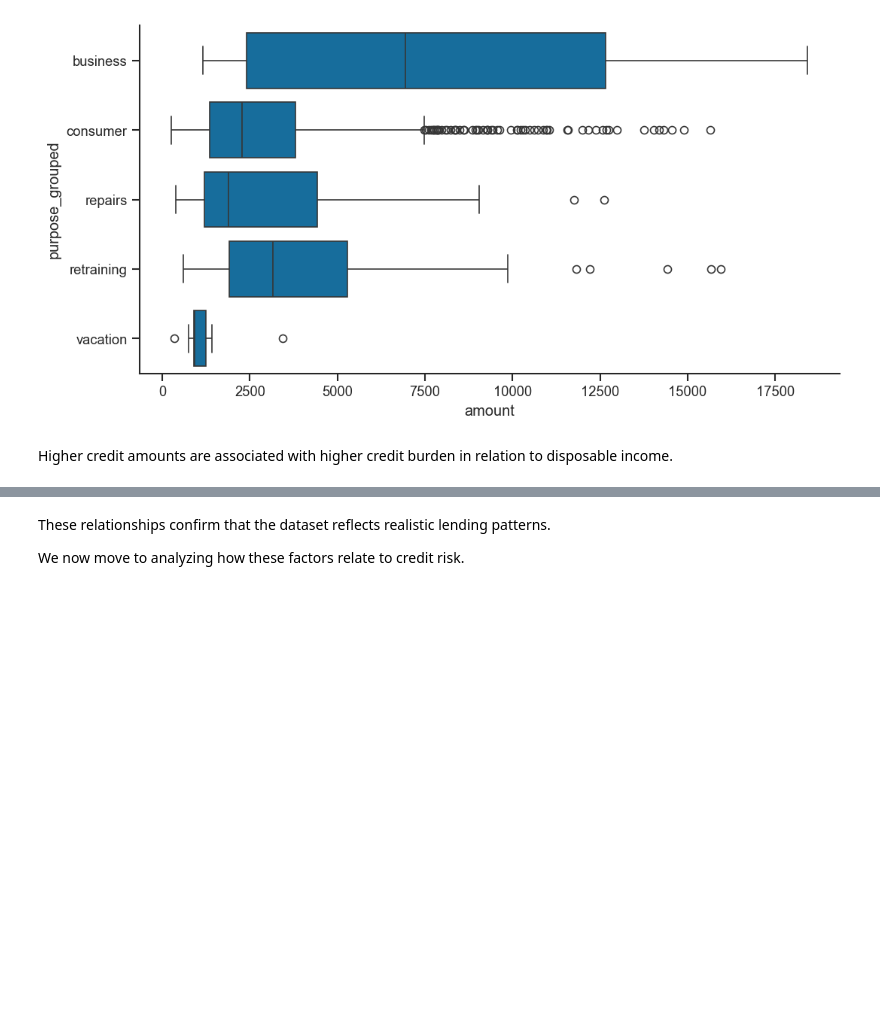
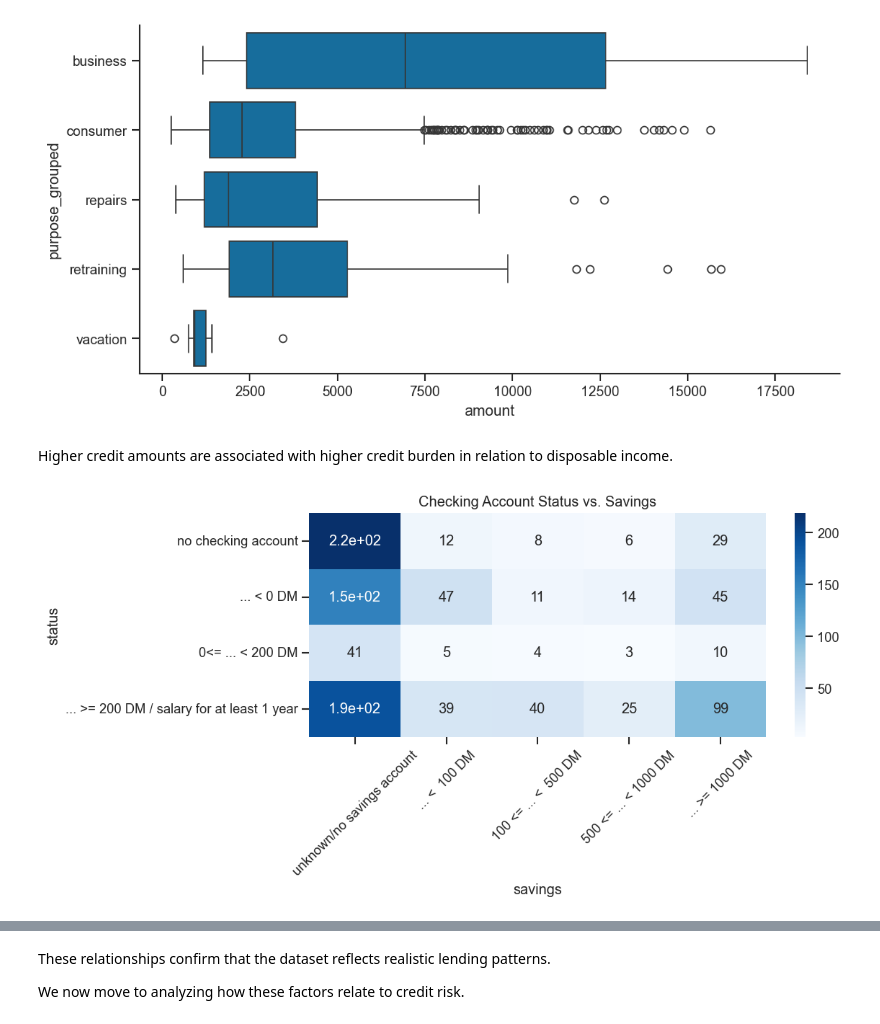
Before and after one commit to alexwill314/german_credit_eda, a Jupyter notebook: notebooks/German_Credit_Data_Analysis.ipynb, the cells around one changed output, grey strips where cells are left out. Drawn from its saved outputs; the diff is of its cells as text; code cells hidden in the pictures; blank space fills up the shorter version.

```diff
--- a/notebooks/German_Credit_Data_Analysis.ipynb
+++ b/notebooks/German_Credit_Data_Analysis.ipynb
@@ -171,3 +173,11 @@ sns.boxplot(data=df, y='purpose_grouped', x='amount')
 [figure]
 # %% [markdown]
 Higher credit amounts are associated with higher credit burden in relation to disposable income.
+# %%
+ct = pd.crosstab(df["status"], df["savings"])
+sns.heatmap(ct, annot=True, cmap="Blues")
+plt.title("Checking Account Status vs. Savings")
+plt.xticks(rotation=45)
+plt.tight_layout()
+# %% [output]
+[figure, added]
```
Also changed, not shown: parts of 64 cells of this notebook.
